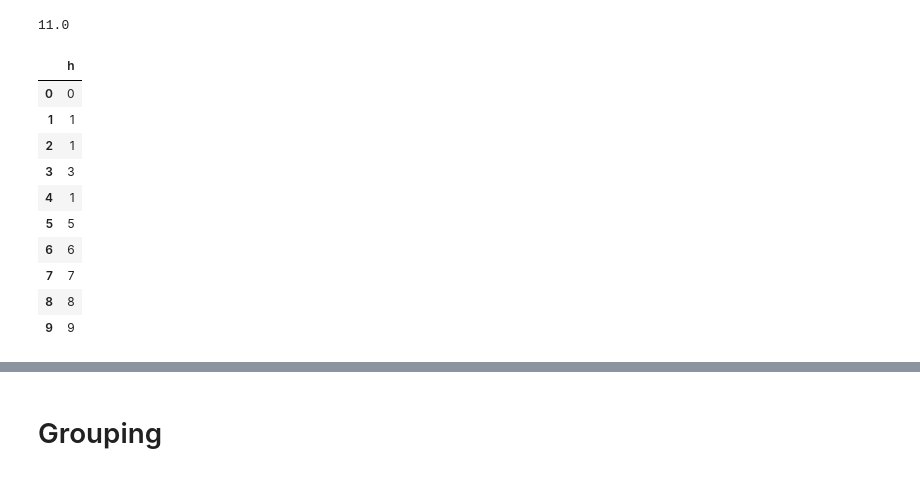
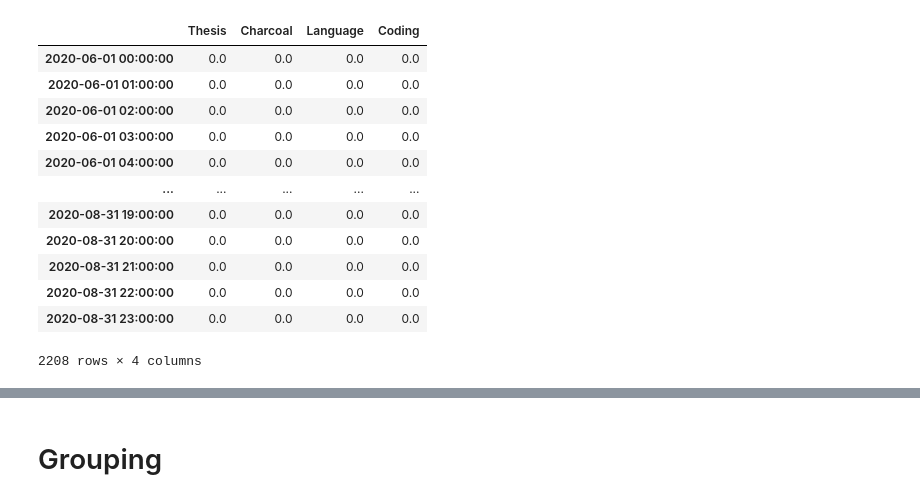
Before and after one commit to hossein4527/Organized_Hossein, a Jupyter notebook: Organized_init.ipynb, the cells around one changed output, grey strips where cells are left out. Saved outputs shown, nothing was run; the diff lists cells and outputs as text; code cells hidden in the pictures.

```diff
--- a/Organized_init.ipynb
+++ b/Organized_init.ipynb
@@ -25,31 +20,34 @@ dti_frame.set_index(hier_index , inplace=True)
 # %%
-name_of_project = 'Thesis'
-start_day = pd.Timestamp('2020-06-02 10:00:00' , freq='H')
-end_day = pd.Timestamp('2020-07-04 10:00:00' , freq='H')
-length_of_project = (end_day-start_day).days
-freq_of_days = 3
-num_of_attempts = int(length_of_project/freq_of_days)+1
-days_of_attempts = pd.date_range(start_day , periods=num_of_attempts , freq=str(freq_of_days*24)+'H')
-days_of_attempts = list(map(get_day_nameH , days_of_attempts))
+def add_project(df , p_name , p_start = '2020-06-02 10:00:00', p_end = '2020-07-04 10:00:00' ,attemps_freq=3 ):
+    start_day = pd.Timestamp(p_start , freq='H')
+    end_day = pd.Timestamp(p_end , freq='H')
+    length_of_project = (end_day-start_day).days
 
-dti_frame[name_of_project] = np.zeros(len(dti_frame))
+    num_of_attempts = int(length_of_project/attemps_freq)+1
+    days_of_attempts = pd.date_range(start_day , periods=num_of_attempts , freq=str(attemps_freq*24)+'H')
+    days_of_attempts = list(map(get_day_nameH , days_of_attempts))
 
-dti_frame[name_of_project].loc[days_of_attempts] = 1.0
+    df[p_name] = np.zeros(len(df))
+
+    df[p_name].loc[days_of_attempts] = 1.0
+
+    return df
-# %% [output]
-11.0
-# %%
-tt = pd.DataFrame({'h':range(10)})
-tt['h'][1,2,4]=1
-tt
-# %% [output]
-|  | h |
-| 0 | 0 |
-| 1 | 1 |
-| 2 | 1 |
-| 3 | 3 |
-| 4 | 1 |
-| 5 | 5 |
-| 6 | 6 |
-| 7 | 7 |
-| 8 | 8 |
-| 9 | 9 |
+# %%
+add_project(df , 'Thesis' , p_start='2020-06-02 10:00:00' , p_end='2020-07-04 10:00:00' , attemps_freq=4)
+add_project(df , 'Charcoal' , p_start='2020-06-10 12:00:00' , p_end='2020-07-04 10:00:00' , attemps_freq=3)
+add_project(df , 'Language' , p_start='2020-06-04 14:00:00' , p_end='2020-07-04 10:00:00' , attemps_freq=2.5)
+add_project(df , 'Coding' , p_start='2020-06-12 16:00:00' , p_end='2020-07-04 10:00:00' , attemps_freq=2)
+# %% [output]
+|  | Thesis | Charcoal | Language | Coding |
+| 2020-06-01 00:00:00 | 0.0 | 0.0 | 0.0 | 0.0 |
+| 2020-06-01 01:00:00 | 0.0 | 0.0 | 0.0 | 0.0 |
+| 2020-06-01 02:00:00 | 0.0 | 0.0 | 0.0 | 0.0 |
+| 2020-06-01 03:00:00 | 0.0 | 0.0 | 0.0 | 0.0 |
+| 2020-06-01 04:00:00 | 0.0 | 0.0 | 0.0 | 0.0 |
+| ... | ... | ... | ... | ... |
+| 2020-08-31 19:00:00 | 0.0 | 0.0 | 0.0 | 0.0 |
+| 2020-08-31 20:00:00 | 0.0 | 0.0 | 0.0 | 0.0 |
+| 2020-08-31 21:00:00 | 0.0 | 0.0 | 0.0 | 0.0 |
+| 2020-08-31 22:00:00 | 0.0 | 0.0 | 0.0 | 0.0 |
+| 2020-08-31 23:00:00 | 0.0 | 0.0 | 0.0 | 0.0 |
+2208 rows × 4 columns
```
Also changed, not shown: parts of 10 cells of this notebook, 4 other files.
